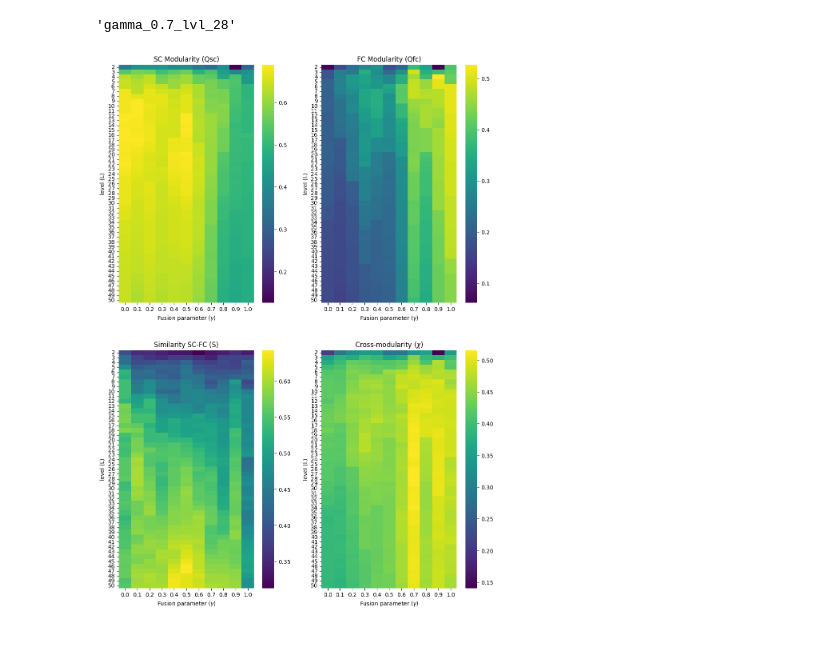
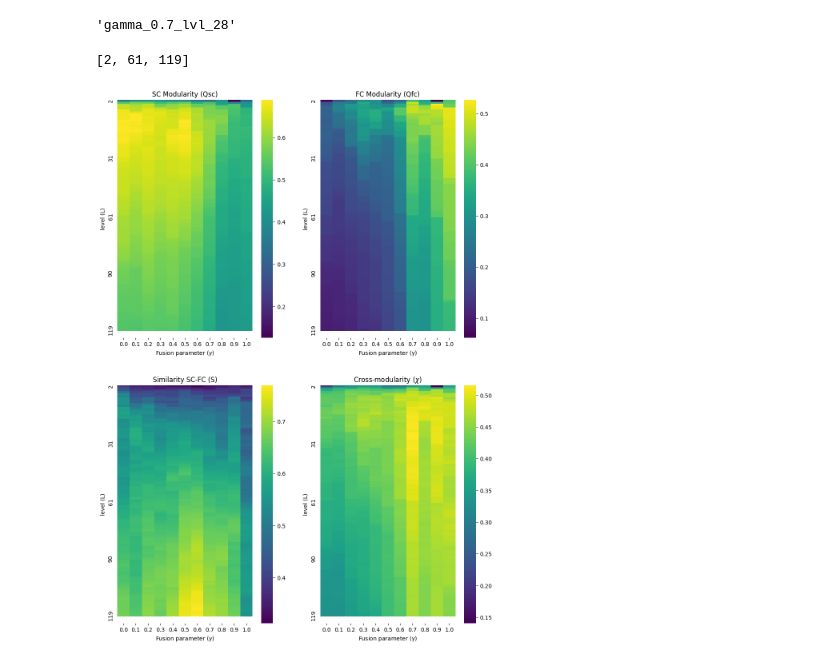
Before and after one commit to compneurobilbao/bha2, a Jupyter notebook: notebooks/04-get-xmod-and-generate-optimal-parcellation.ipynb, the cells around one changed output. Saved outputs shown, nothing was run; the diff lists cells and outputs as text; code cells hidden in the pictures.

```diff
--- a/notebooks/04-get-xmod-and-generate-optimal-parcellation.ipynb
+++ b/notebooks/04-get-xmod-and-generate-optimal-parcellation.ipynb
@@ -51,7 +51,7 @@ print("connectome density = " + str(density))
 connectome density = 0.07191603968863612
 # %%
 lvlmin = 2
-lvlmax = 51
+lvlmax = 120
 gammas_vec = np.arange(0, 1.1, 0.1)
 crossmod_gammas = np.empty((lvlmax - lvlmin, len(gammas_vec)))
 mod_sc_gammas = np.empty((lvlmax - lvlmin, len(gammas_vec)))
@@ -99,57 +99,67 @@ key_pattern = "gamma_" + str(opt_gamma) + "_lvl_" + str(opt_level)
 key_pattern
 # %% [output]
 'gamma_0.7_lvl_28'
+# %%
+[all_yticks[i] for i in desired_yticks]
+# %% [output]
+[2, 61, 119]
 # %%
 plot, axes = plt.subplots(2, 2, figsize=(12, 17))
+all_yticks = np.arange(lvlmin, lvlmax)
+desired_yticks = [0, len(all_yticks) // 4, len(all_yticks) // 2, 3*len(all_yticks) // 4, len(all_yticks) - 1]
 
 h1 = sns.heatmap(
     mod_sc_gammas,
     cmap="viridis",
     xticklabels=np.around(np.arange(0, 1.1, 0.1), 2),
-    yticklabels=np.arange(lvlmin, lvlmax),
+    yticklabels=[all_yticks[i] if i in desired_yticks else '' for i in range(len(all_yticks) + len(desired_yticks) - 1)],
     ax=axes[0, 0],
 )
 _ = h1.set(xlabel="Fusion parameter (" + r"$\gamma$" + ")", ylabel="level (L)")
 _ = h1.set_title("SC Modularity (Qsc)")
+_ = h1.tick_params(left=False)
 
 h2 = sns.heatmap(
     mod_fc_gammas,
     cmap="viridis",
     xticklabels=np.around(np.arange(0, 1.1, 0.1), 2),
-    yticklabels=np.arange(lvlmin, lvlmax),
+    yticklabels=[all_yticks[i] if i in desired_yticks else '' for i in range(len(all_yticks) + len(desired_yticks) - 1)],
     ax=axes[0, 1],
 )
 _ = h2.set(xlabel="Fusion parameter (" + r"$\gamma$" + ")", ylabel="level (L)")
 _ = h2.set_title("FC Modularity (Qfc)")
+_ = h2.tick_params(left=False)
 
 h3 = sns.heatmap(
     sim_gammas,
     cmap="viridis",
     xticklabels=np.around(np.arange(0, 1.1, 0.1), 2),
-    yticklabels=np.arange(lvlmin, lvlmax),
+    yticklabels=[all_yticks[i] if i in desired_yticks else '' for i in range(len(all_yticks) + len(desired_yticks) - 1)],
     ax=axes[1, 0],
 )
 _ = h3.set(xlabel="Fusion parameter (" + r"$\gamma$" + ")", ylabel="level (L)")
 _ = h3.set_title("Similarity SC-FC (S)")
+_ = h3.tick_params(left=False)
 
 h4 = sns.heatmap(
     crossmod_gammas,
     cmap="viridis",
     xticklabels=np.around(np.arange(0, 1.1, 0.1), 2),
-    yticklabels=np.arange(lvlmin, lvlmax),
+    yticklabels=[all_yticks[i] if i in desired_yticks else '' for i in range(len(all_yticks) + len(desired_yticks) - 1)],
     ax=axes[1, 1],
 )
 _ = h4.set(xlabel="Fusion parameter (" + r"$\gamma$" + ")", ylabel="level (L)")
 _ = h4.set_title("Cross-modularity (" + r"$\chi$" +")")
+_ = h4.tick_params(left=False)
 
 plt.savefig(
     os.path.join(project_path, "data", "figures", "level_xmod.svg"),
     dpi=300,
     bbox_inches="tight",
     format="svg",
 )
 # %% [output]
-[figure, old version]
+[figure, new version]
 # %%
 tree = json.loads(
     open(
```
Also changed, not shown: 5 other files.
